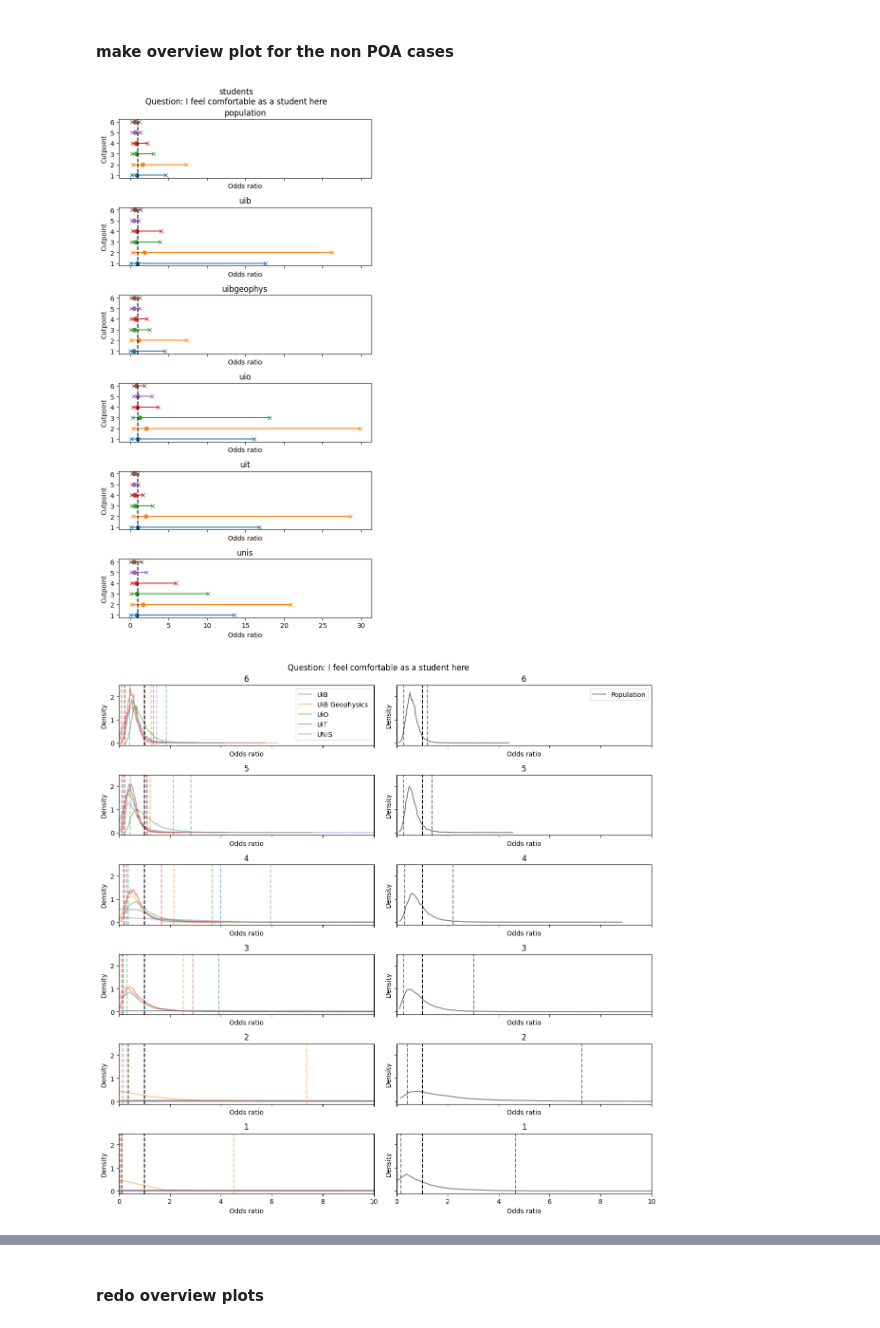
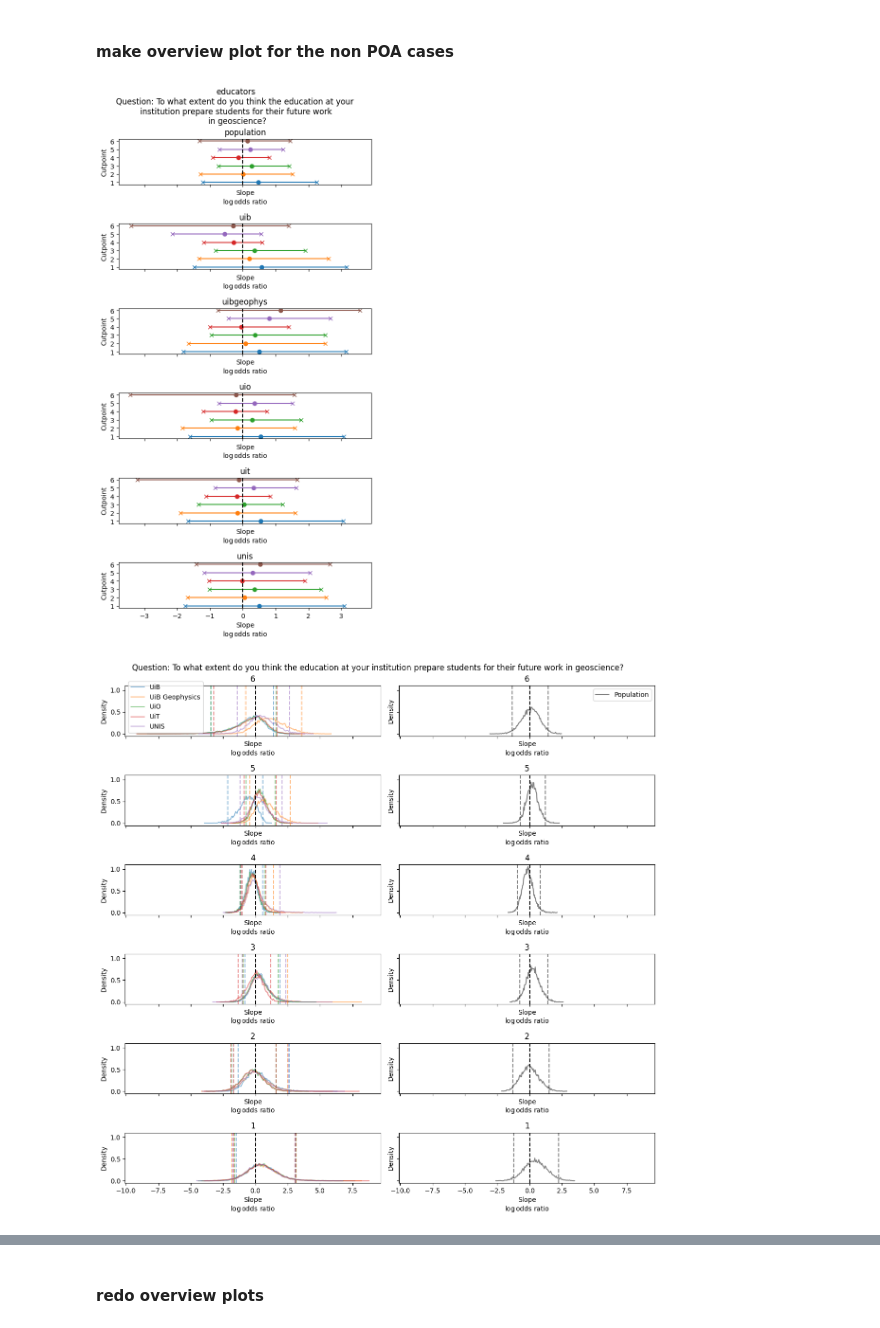
Before and after one commit to HarryYouAreAWizard/BaseGeo_2_0_data_analysis, a Jupyter notebook: OrdinalRegression.ipynb, the cells around one changed output, grey strips where cells are left out. Drawn from its saved outputs; the diff is of its cells as text; code cells hidden in the pictures.

Commit message:
added two questions for analysis. Filtering for significant results

```diff
--- a/OrdinalRegression.ipynb
+++ b/OrdinalRegression.ipynb
@@ -1376,11 +1376,12 @@ plot_non_POA_overviews(violated_questions_educators, "educators")
 plot_non_POA_overviews(violated_questions_students, "students")
 plot_non_POA_overviews(violated_questions_admintech, "admintech")
 # %%
-selection = "students"
-question = "I feel comfortable as a student here"
-plot_overview_nonPOA(question, selection, exponentiate=1)
-plot_binary_slopes_for_question(question, selection, exponentiate=1)
+selection = "educators"
+question = "To what extent do you think there is coherence (connectedness) between the courses in the study programme?"
+question = "To what extent do you think the education at your institution prepare students for their future work in geoscience?"
+plot_overview_nonPOA(question, selection, exponentiate=0)
+plot_binary_slopes_for_question(question, selection, exponentiate=0)
 # plt.close()
 # %% [output]
-[figure, old version]
+[figure, new version]
-[figure, old version]
+[figure, new version]
```
Also changed, not shown: parts of 13 cells of this notebook, 1 other file.
